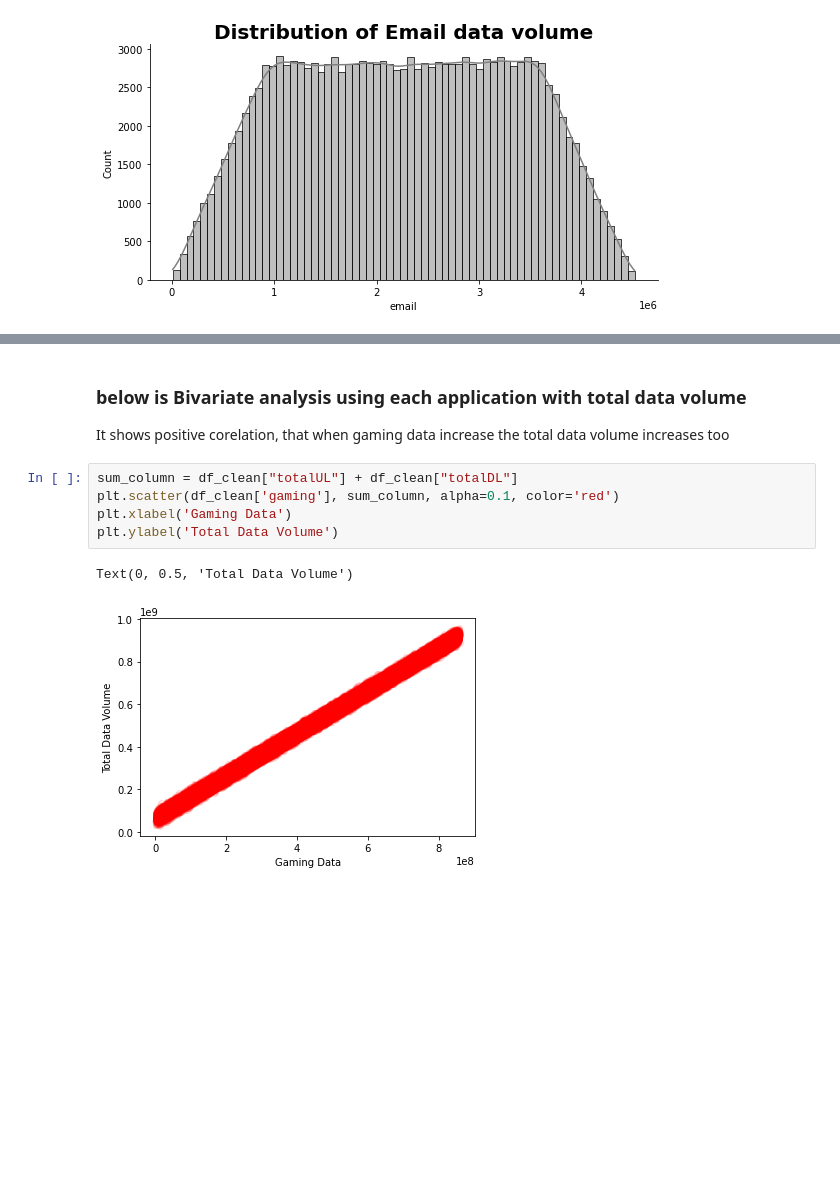
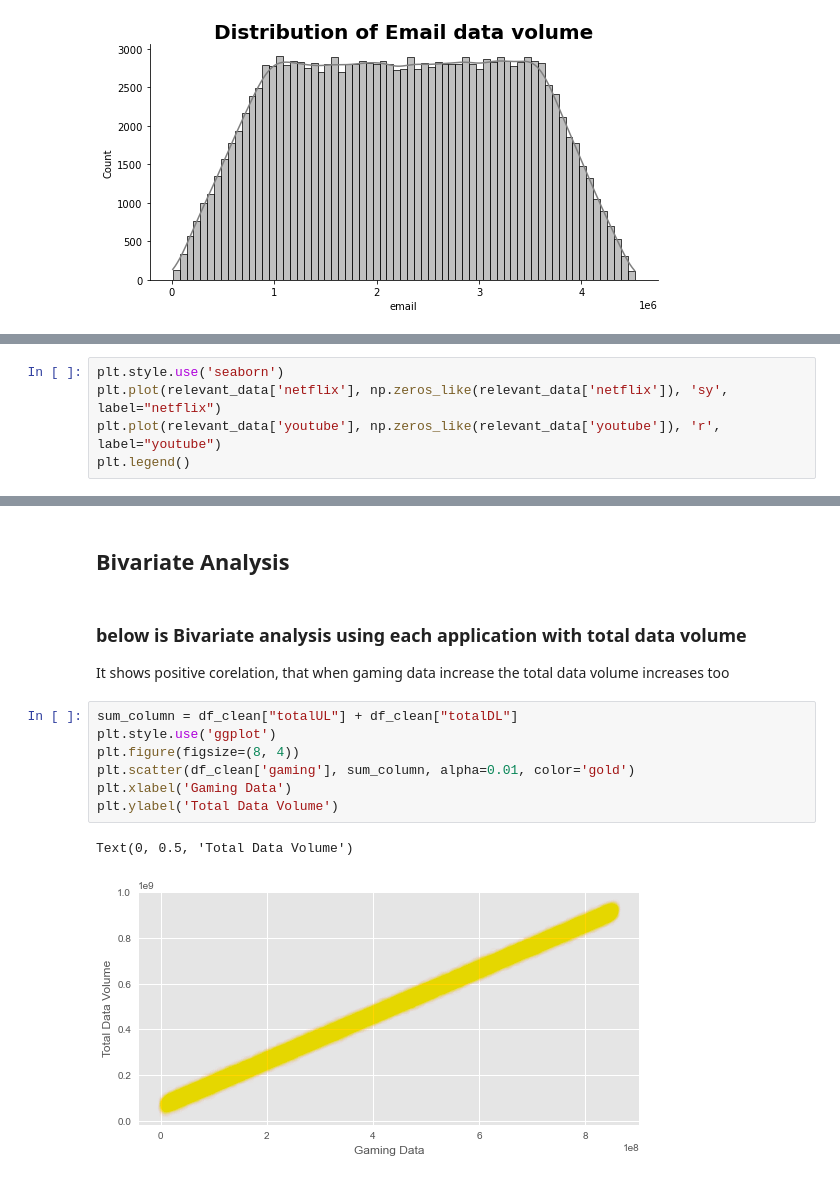
Before and after one commit to Ammon21/Telecom-Analysis, a Jupyter notebook: Notebooks/User_Overview 1.2.ipynb, the cells around one changed output, grey strips where cells are left out. Drawn from its saved outputs; the diff is of its cells as text; blank space fills up the shorter version.

Commit message:
Advanced Univariate and Bivariate Analysis

```diff
--- a/Notebooks/User_Overview 1.2.ipynb
+++ b/Notebooks/User_Overview 1.2.ipynb
@@ -173,0 +166,5 @@ plt.legend()
+# %%
+plt.style.use('seaborn')
+plt.plot(relevant_data['netflix'], np.zeros_like(relevant_data['netflix']), 'sy', label="netflix")
+plt.plot(relevant_data['youtube'], np.zeros_like(relevant_data['youtube']), 'r', label="youtube")
+plt.legend()
@@ -174,13 +174,17 @@ plt.legend()
+# %% [markdown]
+## Bivariate Analysis
 # %% [markdown]
 ### below is Bivariate analysis using each application with total data volume
 
 It shows positive corelation, that when gaming data increase the total data volume increases too
 # %%
 sum_column = df_clean["totalUL"] + df_clean["totalDL"]
-plt.scatter(df_clean['gaming'], sum_column, alpha=0.1, color='red')
+plt.style.use('ggplot')
+plt.figure(figsize=(8, 4))
+plt.scatter(df_clean['gaming'], sum_column, alpha=0.01, color='gold')
 plt.xlabel('Gaming Data')
 plt.ylabel('Total Data Volume')
 # %% [output]
 Text(0, 0.5, 'Total Data Volume')
-[figure, old version]
+[figure, new version]
 # %%
```
Also changed, not shown: parts of 42 cells of this notebook.
